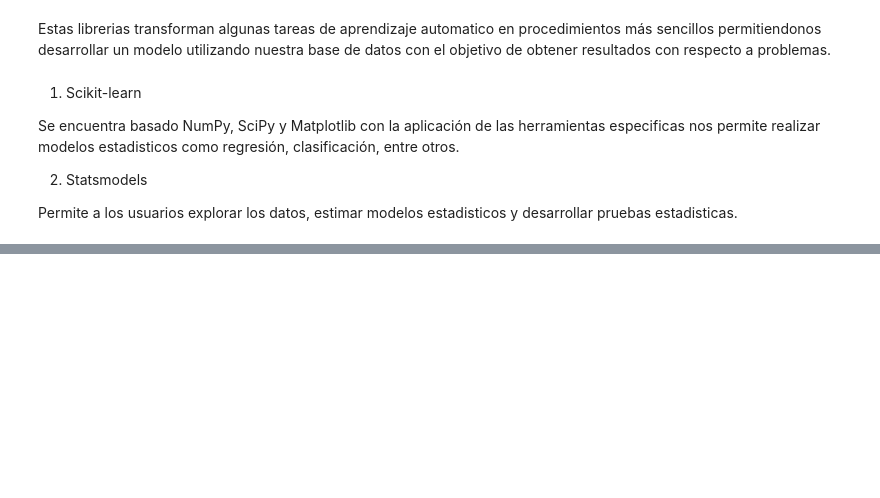
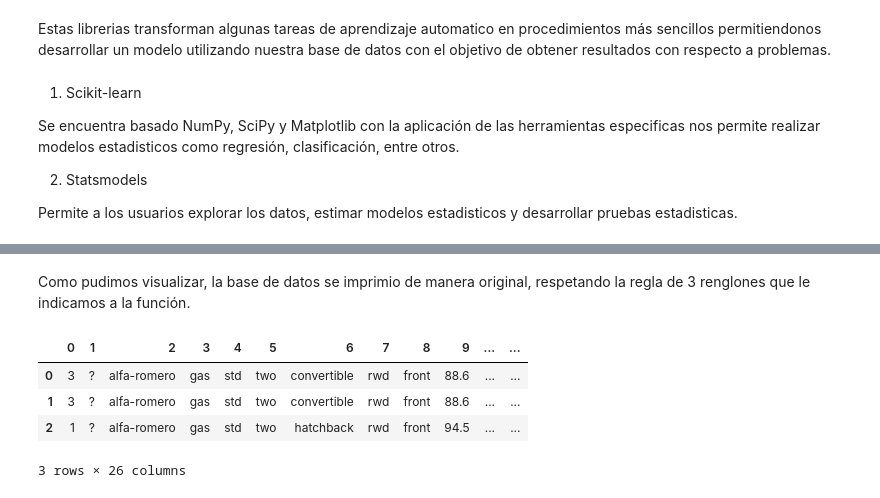
Before and after one commit to PosgradoMNA/actividades-de-aprendizaje-VazquezTadeoAndrea, a Jupyter notebook: Semana_4_Data_Analysis_with_Python_AndreaVazquezTadeo.ipynb, the cells around one changed output, grey strips where cells are left out. Saved outputs shown, nothing was run; the diff lists cells and outputs as text; code cells hidden in the pictures; blank space fills up the shorter version.

```diff
--- a/Semana_4_Data_Analysis_with_Python_AndreaVazquezTadeo.ipynb
+++ b/Semana_4_Data_Analysis_with_Python_AndreaVazquezTadeo.ipynb
@@ -57,0 +95,2 @@ Permite a los usuarios explorar los datos, estimar modelos estadisticos y desarr
+# %% [markdown]
+Como pudimos visualizar, la base de datos se imprimio de manera original, respetando la regla de 3 renglones que le indicamos a la función.
@@ -57,0 +104,9 @@ Permite a los usuarios explorar los datos, estimar modelos estadisticos y desarr
+# %%
+#Imprimiremos las primeras 3 lineas de la base de datos para visualizar que sucede cuando se ocultan los encabezados
+dataframe.head(3)
+# %% [output]
+|  | 0 | 1 | 2 | 3 | 4 | 5 | 6 | 7 | 8 | 9 | ... | ... |
+| 0 | 3 | ? | alfa-romero | gas | std | two | convertible | rwd | front | 88.6 | ... | ... |
+| 1 | 3 | ? | alfa-romero | gas | std | two | convertible | rwd | front | 88.6 | ... | ... |
+| 2 | 1 | ? | alfa-romero | gas | std | two | hatchback | rwd | front | 94.5 | ... | ... |
+3 rows × 26 columns
```
Also changed, not shown: parts of 18 cells of this notebook.
